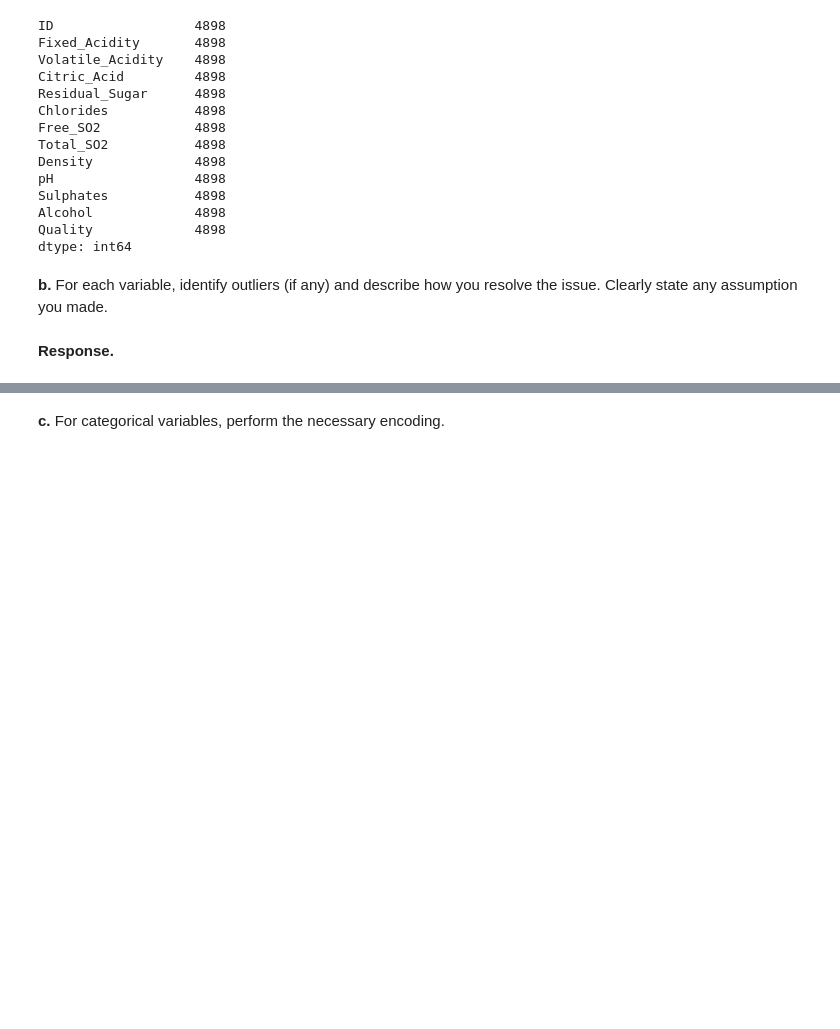
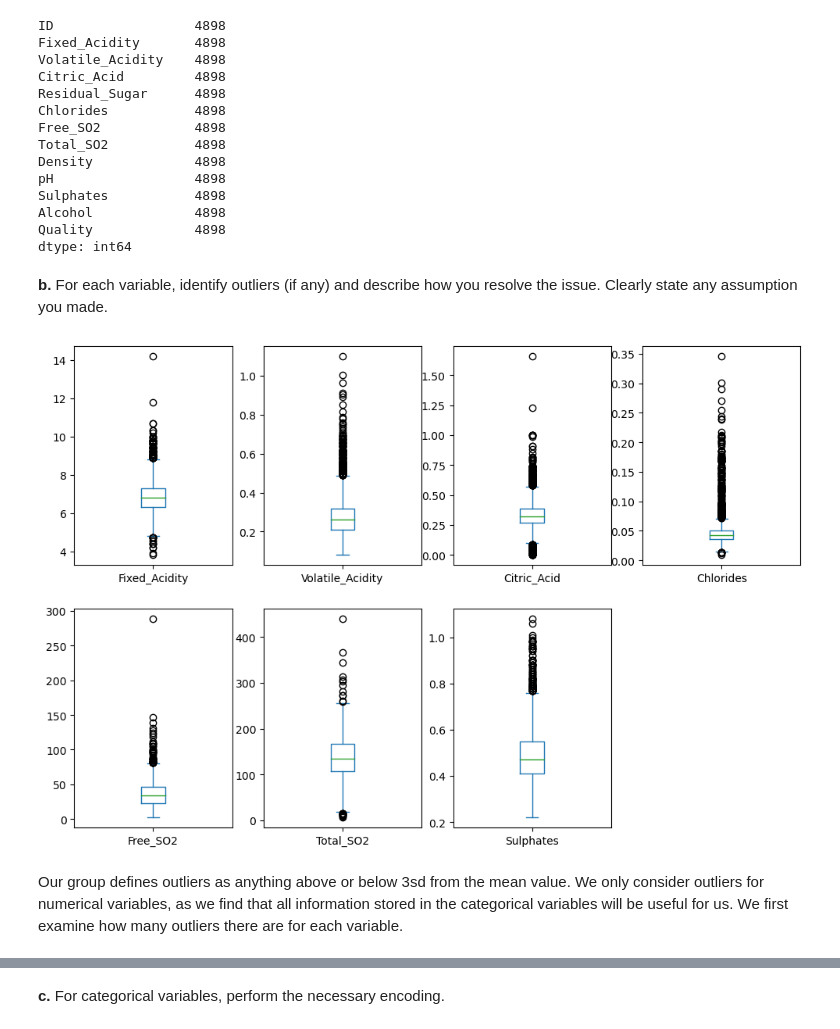
Before and after one commit to Zacboss3/CS105-Project-Submission-Part-I-2024, a Jupyter notebook: CS105 Project Submission (Final) 2024.ipynb, the cells around one changed output, grey strips where cells are left out. Saved outputs shown, nothing was run; the diff lists cells and outputs as text; code cells hidden in the pictures; blank space fills up the shorter version.

```diff
--- a/CS105 Project Submission (Final) 2024.ipynb
+++ b/CS105 Project Submission (Final) 2024.ipynb
@@ -154,5 +156,12 @@ Quality             4898
 dtype: int64
 # %% [markdown]
 **b.** For each variable, identify outliers (if any) and describe how you resolve the issue. Clearly state any assumption you made.
-# %% [markdown]
-**Response.**
+# %%
+#Display boxplot across all numerical variables to help identify outliers
+df_numerics = df[["Fixed_Acidity","Volatile_Acidity","Citric_Acid","Chlorides","Free_SO2","Total_SO2","Sulphates"]]
+df_numerics.plot(kind='box',  subplots=True, layout=(2, 4), figsize=(12, 8))
+plt.show()
+# %% [output]
+[figure, added]
+# %% [markdown]
+Our group defines outliers as anything above or below 3sd from the mean value. We only consider outliers for numerical variables, as we find that all information stored in the categorical variables will be useful for us. We first examine how many outliers there are for each variable.
```
Also changed, not shown: parts of 73 cells of this notebook.
